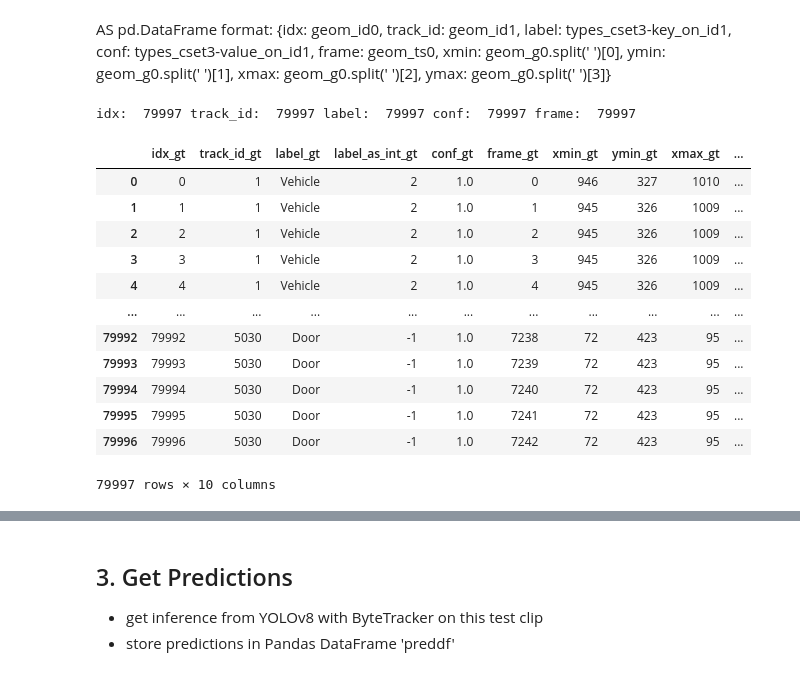
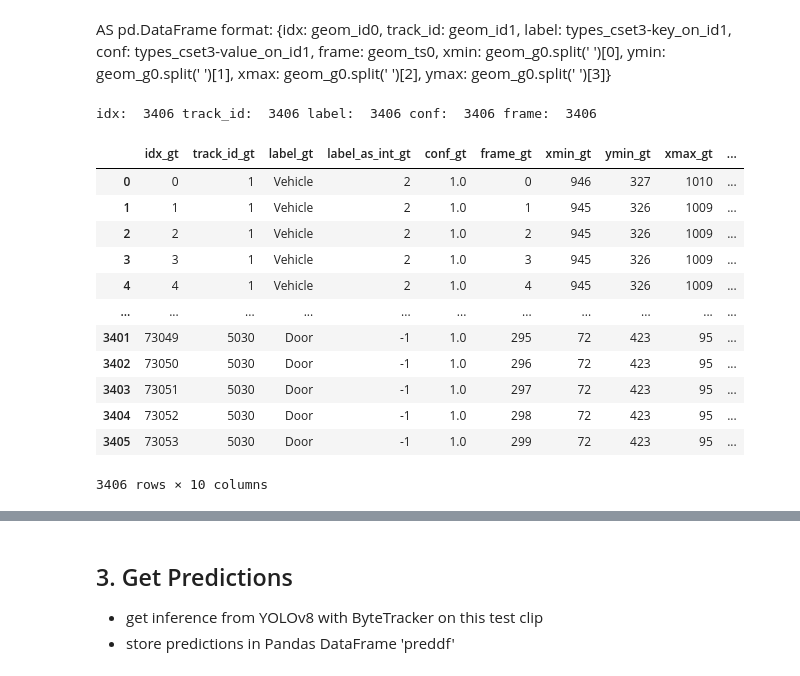
Before and after one commit to DawdlingDaedalus/VIRAT, a Jupyter notebook: analysis/06_26_2023_YOLOv8_300_Frames_IOU.ipynb, the cells around one changed output, grey strips where cells are left out. Saved outputs shown, nothing was run; the diff lists cells and outputs as text; code cells hidden in the pictures.

Commit message:
Update Analysis - IOU score over 300 Frames

```diff
--- a/analysis/06_26_2023_YOLOv8_300_Frames_IOU.ipynb
+++ b/analysis/06_26_2023_YOLOv8_300_Frames_IOU.ipynb
@@ -126,7 +126,7 @@ xmin, ymin, xmax, ymax = [], [], [], []
 
 for i in geom:
   try:
-    if i['geom']['id0'] > -1:  # populates data from all detections
+    if i['geom']['ts0'] < 300:  # populates detections data from first 300 frames
       detections.append(i)
       idx.append(i['geom']['id0'])
       track_id.append(i['geom']['id1'])
@@ -150,37 +150,37 @@ for i in geom:
               labels_ints.append(1)
             elif label == 'Vehicle':
               labels_ints.append(2)
             else:
               labels_ints.append(-1)
         except:
           pass
   except:
     pass
 
 print('idx: ', len(idx),
       'track_id: ', len(track_id),
       'label: ', len(labels),
       'conf: ', len(confs),
       'frame: ', len(frame))
 
 
 gt = {'idx_gt': idx, 'track_id_gt': track_id, 'label_gt': labels,
       'label_as_int_gt': labels_ints, 'conf_gt': confs, 'frame_gt': frame,
       'xmin_gt': xmin, 'ymin_gt': ymin, 'xmax_gt': xmax, 'ymax_gt': ymax}
 df_gt = pd.DataFrame(gt)
 df_gt
 # %% [output]
-idx:  79997 track_id:  79997 label:  79997 conf:  79997 frame:  79997
+idx:  3406 track_id:  3406 label:  3406 conf:  3406 frame:  3406
 |  | idx_gt | track_id_gt | label_gt | label_as_int_gt | conf_gt | frame_gt | xmin_gt | ymin_gt | xmax_gt | ... |
 | 0 | 0 | 1 | Vehicle | 2 | 1.0 | 0 | 946 | 327 | 1010 | ... |
 | 1 | 1 | 1 | Vehicle | 2 | 1.0 | 1 | 945 | 326 | 1009 | ... |
 | 2 | 2 | 1 | Vehicle | 2 | 1.0 | 2 | 945 | 326 | 1009 | ... |
 | 3 | 3 | 1 | Vehicle | 2 | 1.0 | 3 | 945 | 326 | 1009 | ... |
 | 4 | 4 | 1 | Vehicle | 2 | 1.0 | 4 | 945 | 326 | 1009 | ... |
 | ... | ... | ... | ... | ... | ... | ... | ... | ... | ... | ... |
-| 79992 | 79992 | 5030 | Door | -1 | 1.0 | 7238 | 72 | 423 | 95 | ... |
-| 79993 | 79993 | 5030 | Door | -1 | 1.0 | 7239 | 72 | 423 | 95 | ... |
-| 79994 | 79994 | 5030 | Door | -1 | 1.0 | 7240 | 72 | 423 | 95 | ... |
-| 79995 | 79995 | 5030 | Door | -1 | 1.0 | 7241 | 72 | 423 | 95 | ... |
-| 79996 | 79996 | 5030 | Door | -1 | 1.0 | 7242 | 72 | 423 | 95 | ... |
+| 3401 | 73049 | 5030 | Door | -1 | 1.0 | 295 | 72 | 423 | 95 | ... |
+| 3402 | 73050 | 5030 | Door | -1 | 1.0 | 296 | 72 | 423 | 95 | ... |
+| 3403 | 73051 | 5030 | Door | -1 | 1.0 | 297 | 72 | 423 | 95 | ... |
+| 3404 | 73052 | 5030 | Door | -1 | 1.0 | 298 | 72 | 423 | 95 | ... |
+| 3405 | 73053 | 5030 | Door | -1 | 1.0 | 299 | 72 | 423 | 95 | ... |
-79997 rows × 10 columns
+3406 rows × 10 columns
```
Also changed, not shown: parts of 10 cells of this notebook.
